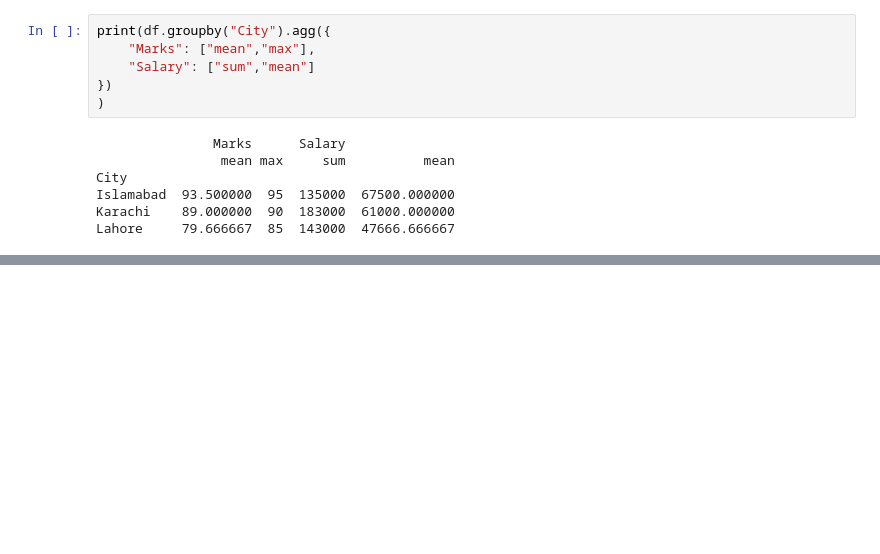
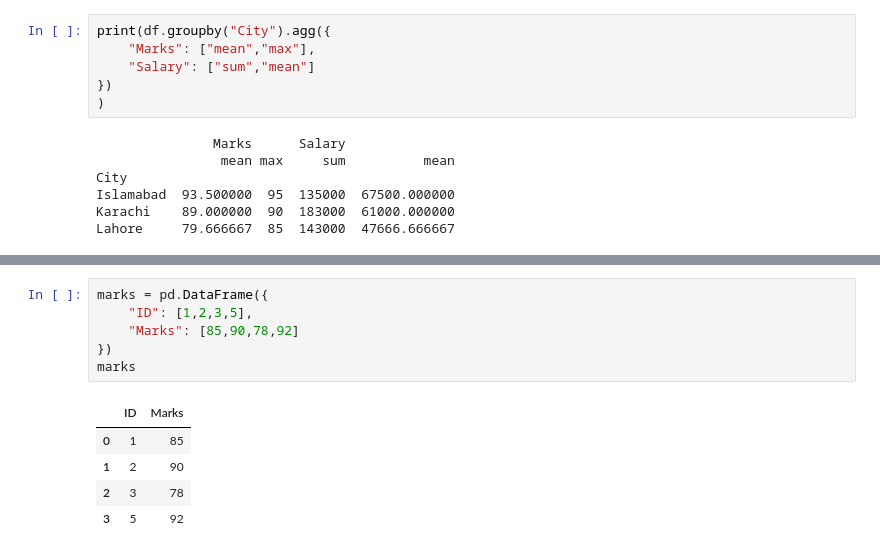
Before and after one commit to umer1730/Programming-for-AI, a Jupyter notebook: sort_rank.ipynb, the cells around one changed output, grey strips where cells are left out. Cells and saved outputs as stored; diff of their text form; blank space fills up the shorter version.

Commit message:
load data & marks table

```diff
--- a/sort_rank.ipynb
+++ b/sort_rank.ipynb
@@ -503,0 +524,12 @@ Lahore     79.666667  85  143000  47666.666667
+# %%
+marks = pd.DataFrame({
+    "ID": [1,2,3,5],
+    "Marks": [85,90,78,92]
+})
+marks
+# %% [output]
+|  | ID | Marks |
+| 0 | 1 | 85 |
+| 1 | 2 | 90 |
+| 2 | 3 | 78 |
+| 3 | 5 | 92 |
```
Also changed, not shown: parts of 3 cells of this notebook.
